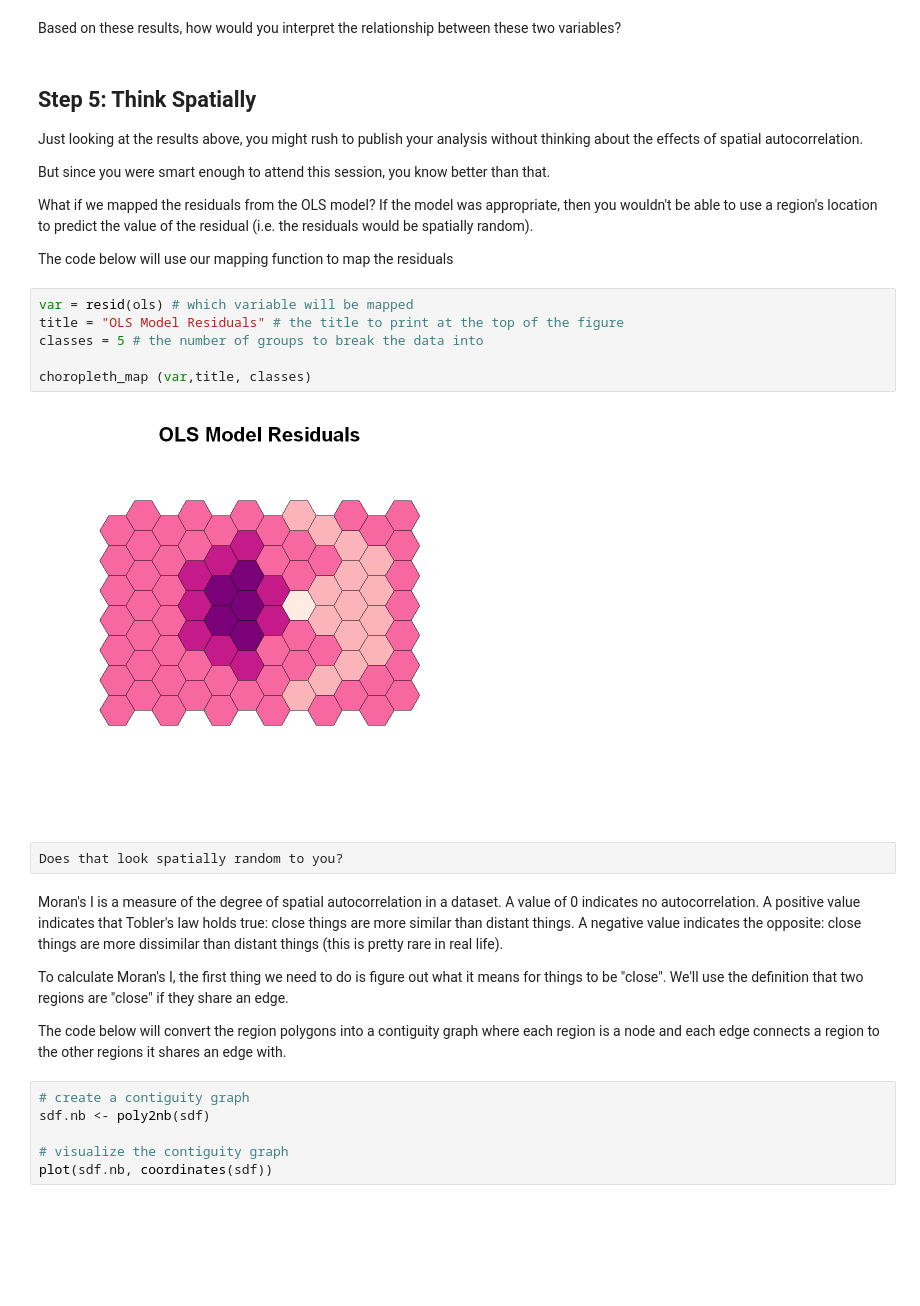
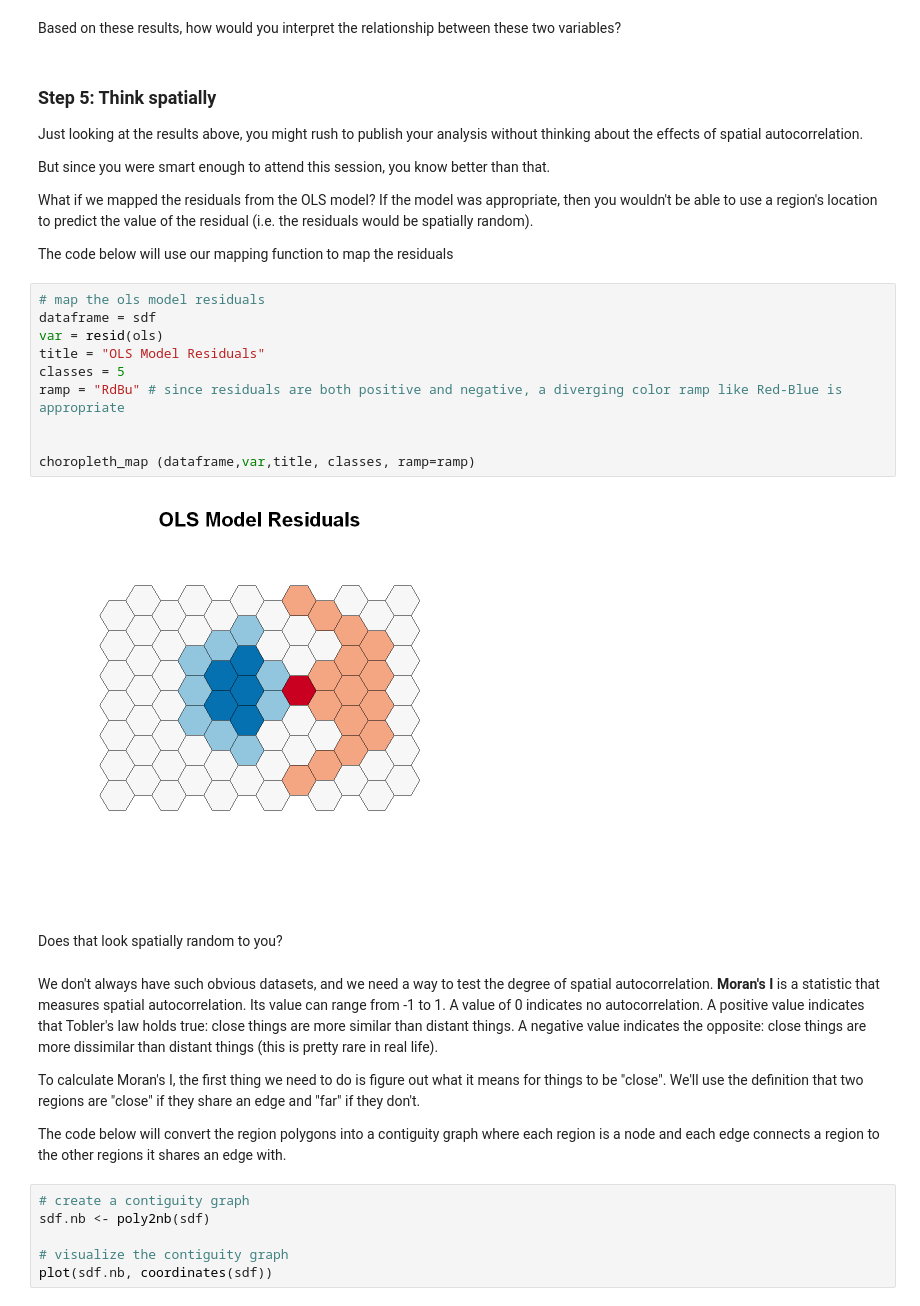
Before and after one commit to travisormsby/day_of_data, a Jupyter notebook: Autocorrelation.ipynb, the cells around one changed output. Drawn from its saved outputs; the diff is of its cells as text; blank space fills up the shorter version.

```diff
--- a/Autocorrelation.ipynb
+++ b/Autocorrelation.ipynb
@@ -113,7 +135,7 @@ F-statistic: 21.14 on 1 and 82 DF,  p-value: 1.53e-05
 # %% [markdown]
 Based on these results, how would you interpret the relationship between these two variables?
 # %% [markdown]
-## Step 5: Think Spatially
+### Step 5: Think spatially
 
 Just looking at the results above, you might rush to publish your analysis without thinking about the effects of spatial autocorrelation.
 
@@ -122,20 +144,24 @@ But since you were smart enough to attend this session, you know better than tha
 What if we mapped the residuals from the OLS model?  If the model was appropriate, then you wouldn't be able to use a region's location to predict the value of the residual (i.e. the residuals would be spatially random).
 
 The code below will use our mapping function to map the residuals
-# %%
-var = resid(ols) # which variable will be mapped
-title = "OLS Model Residuals" # the title to print at the top of the figure
-classes = 5 # the number of groups to break the data into
-
-choropleth_map (var,title, classes)
-# %% [output]
-[figure, removed]
-# %%
-Does that look spatially random to you?
+# %%
+# map the ols model residuals
+dataframe = sdf
+var = resid(ols)
+title = "OLS Model Residuals"
+classes = 5
+ramp = "RdBu" # since residuals are both positive and negative, a diverging color ramp like Red-Blue is appropriate
+
+
+choropleth_map (dataframe,var,title, classes, ramp=ramp)
+# %% [output]
+[figure, added]
+# %% [markdown]
+Does that look spatially random to you?
 # %% [markdown]
-Moran's I is a measure of the degree of spatial autocorrelation in a dataset.  A value of 0 indicates no autocorrelation.  A positive value indicates that Tobler's law holds true: close things are more similar than distant things.  A negative value indicates the opposite: close things are more dissimilar than distant things (this is pretty rare in real life).
+We don't always have such obvious datasets, and we need a way to test the degree of spatial autocorrelation.  **Moran's I** is a statistic that measures spatial autocorrelation.  Its value can range from -1 to 1.  A value of 0 indicates no autocorrelation.  A positive value indicates that Tobler's law holds true: close things are more similar than distant things.  A negative value indicates the opposite: close things are more dissimilar than distant things (this is pretty rare in real life).
 
-To calculate Moran's I, the first thing we need to do is figure out what it means for things to be "close".  We'll use the definition that two regions are "close" if they share an edge.
+To calculate Moran's I, the first thing we need to do is figure out what it means for things to be "close".  We'll use the definition that two regions are "close" if they share an edge and "far" if they don't.
 
 The code below will convert the region polygons into a contiguity graph where each region is a node and each edge connects a region to the other regions it shares an edge with.
 # %%
```
Also changed, not shown: parts of 61 cells of this notebook, 2 other files.
